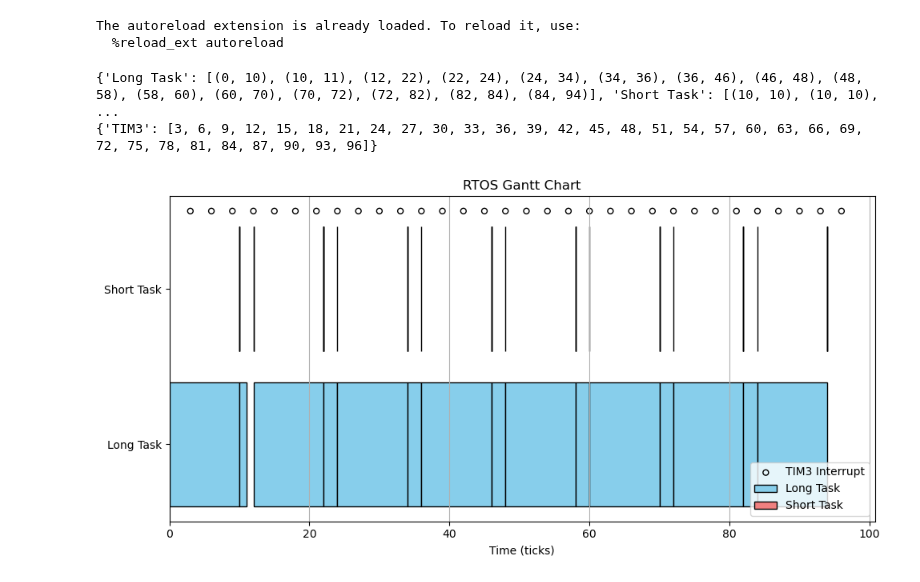
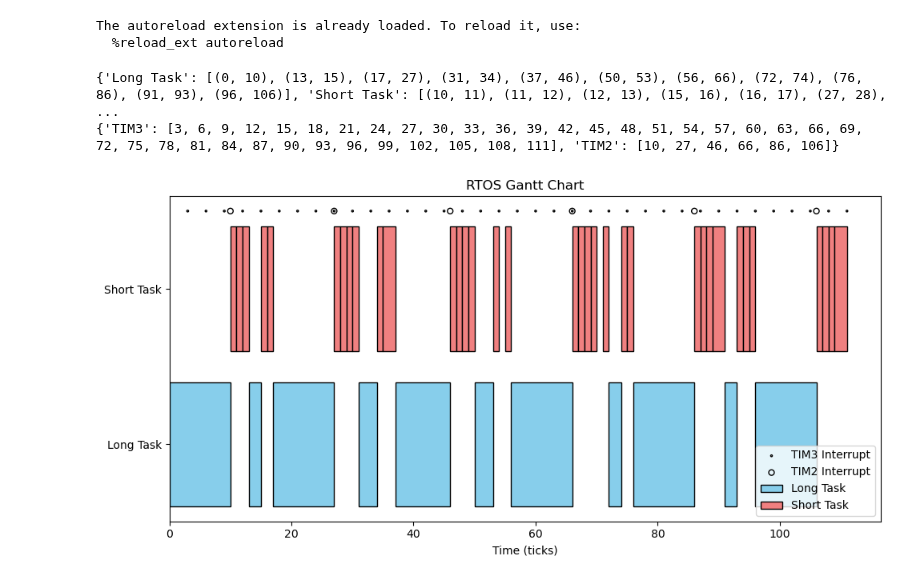
Before and after one commit to olincollege/simulated-rtos, a Jupyter notebook: plot/plot.ipynb, the cells around one changed output. Cells and saved outputs as stored; diff of their text form; code cells hidden in the pictures.

Commit message:
Add TIM2 interrupt to gantt chart

```diff
--- a/plot/plot.ipynb
+++ b/plot/plot.ipynb
@@ -16,35 +16,45 @@ with open('sample_data.txt', 'r') as f:
     for line in f:
         line = line.strip()
         # Match start events
+        # search b/c interrupt might run in the middle of another print
+        tim2_interrupt = re.search(r'Tim2 running\. Time: (\d+)', line)
+        tim3_interrupt = re.search(r'Tim3 running\. Time: (\d+)', line)
+        # match b/c can start looking from beginning of line
         start_long = re.match(r'Long task started\. Time: (\d+)', line)
-        # search b/c interrupt might run in the middle of another print
-        tim2_interrupt_long = re.search(r'Tim2 running\. Time: (\d+)', line)
-        tim3_interrupt = re.search(r'Tim3 running\. Time: (\d+)', line)
+        pause_long = re.match(r'Long task paused\. Time: (\d+)', line)
         resume_long = re.match(r'Long task resumed\. Time: (\d+)', line)
+        finish_long = re.match(r'Long task finished\. Time: (\d+)', line)
         start_short = re.match(r'Short task started\. Time: (\d+)', line)
-        complete_short = re.match(r'Short task completed\. Time: (\d+)', line)
-        finish_long = re.match(r'Long task finished\. Time: (\d+)', line)
+        pause_short = re.match(r'Short task paused\. Time: (\d+)', line)
+        resume_short = re.match(r'Short task resumed\. Time: (\d+)', line)
+        finish_short = re.match(r'Short task finished\. Time: (\d+)', line)
 
-        if start_long:
-            events.append({'task': 'Long Task', 'action': 'start', 'time': int(start_long.group(1))})
-        elif tim2_interrupt_long:
-            events.append({'task': 'Long Task', 'action': 'end', 'time': int(tim2_interrupt_long.group(1))})
+        if tim2_interrupt:
+            events.append({'task': 'TIM2', 'action': 'temp_interrupt', 'time': int(tim2_interrupt.group(1))})
         elif tim3_interrupt:
             events.append({'task': 'TIM3', 'action': 'temp_interrupt', 'time': int(tim3_interrupt.group(1))})
+        elif start_long:
+            events.append({'task': 'Long Task', 'action': 'start', 'time': int(start_long.group(1))})
+        elif pause_long:
+            events.append({'task': 'Long Task', 'action': 'end', 'time': int(pause_long.group(1))})
         elif resume_long:
             events.append({'task': 'Long Task', 'action': 'start', 'time': int(resume_long.group(1))})
+        elif finish_long:
+            events.append({'task': 'Long Task', 'action': 'end', 'time': int(finish_long.group(1))})
         elif start_short:
             events.append({'task': 'Short Task', 'action': 'start', 'time': int(start_short.group(1))})
-        elif complete_short:
-            events.append({'task': 'Short Task', 'action': 'end', 'time': int(complete_short.group(1))})
-        elif finish_long:
-            events.append({'task': 'Long Task', 'action': 'end', 'time': int(finish_long.group(1))})
+        elif pause_long:
+            events.append({'task': 'Short Task', 'action': 'end', 'time': int(pause_short.group(1))})
+        elif resume_short:
+            events.append({'task': 'Short Task', 'action': 'start', 'time': int(resume_short.group(1))})
+        elif finish_short:
+            events.append({'task': 'Short Task', 'action': 'end', 'time': int(finish_short.group(1))})
 
 # --- Step 2: Group into task durations ---
 # We will track currently running tasks
 task_times = {'Long Task': [], 'Short Task': []}
 running_tasks = {}
-single_events = {'TIM3': []}
+single_events = {'TIM3': [], 'TIM2': []}
 
 for event in events:
     task = event['task']
@@ -64,35 +74,40 @@ print(task_times)
 print(single_events)
 
 # --- Step 3: Plot using matplotlib ---
 fig, ax = plt.subplots(figsize=(10, 5))
 
 colors = {'Long Task': 'skyblue', 'Short Task': 'lightcoral'}
 
 y_pos = {'Long Task': 0, 'Short Task': 1}
 
 # Plot tasks
 for task, periods in task_times.items():
     for start, end in periods:
         ax.barh(y_pos[task], end - start, left=start, color=colors[task], edgecolor='black', label=task)
 
 # Plot single events
 for event_name, times in single_events.items():
-    ax.scatter(times, [1.5] * len(times), label='TIM3 Interrupt', marker='.', edgecolor='black', facecolor='none', s=100)
+    if event_name == 'TIM2':
+        dot_size = 100
+        label = 'TIM2 Interrupt'
+    elif event_name == 'TIM3':
+        dot_size = 10
+        label = 'TIM3 Interrupt'
+    ax.scatter(times, [1.5] * len(times), label=label, marker='.', edgecolor='black', facecolor='none', s=dot_size)
 
 # Make sure legend doesn't repeat
 handles, labels = ax.get_legend_handles_labels()
 by_label = dict(zip(labels, handles))
 ax.legend(by_label.values(), by_label.keys())
 
 ax.set_yticks([y_pos['Long Task'], y_pos['Short Task']])
 ax.set_yticklabels(['Long Task', 'Short Task'])
 ax.set_xlabel('Time (ticks)')
 ax.set_title('RTOS Gantt Chart')
-ax.grid(True, axis='x')
 
 plt.tight_layout()
 plt.show()
 # %% [output]
-{'Long Task': [(0, 10), (10, 11), (12, 22), (22, 24), (24, 34), (34, 36), (36, 46), (46, 48), (48, 58), (58, 60), (60, 70), (70, 72), (72, 82), (82, 84), (84, 94)], 'Short Task': [(10, 10), (10, 10),  ...
-{'TIM3': [3, 6, 9, 12, 15, 18, 21, 24, 27, 30, 33, 36, 39, 42, 45, 48, 51, 54, 57, 60, 63, 66, 69, 72, 75, 78, 81, 84, 87, 90, 93, 96]}
+{'Long Task': [(0, 10), (13, 15), (17, 27), (31, 34), (37, 46), (50, 53), (56, 66), (72, 74), (76, 86), (91, 93), (96, 106)], 'Short Task': [(10, 11), (11, 12), (12, 13), (15, 16), (16, 17), (27, 28), ...
+{'TIM3': [3, 6, 9, 12, 15, 18, 21, 24, 27, 30, 33, 36, 39, 42, 45, 48, 51, 54, 57, 60, 63, 66, 69, 72, 75, 78, 81, 84, 87, 90, 93, 96, 99, 102, 105, 108, 111], 'TIM2': [10, 27, 46, 66, 86, 106]}
-[figure, old version]
+[figure, new version]
```
Also changed, not shown: 2 other files.
